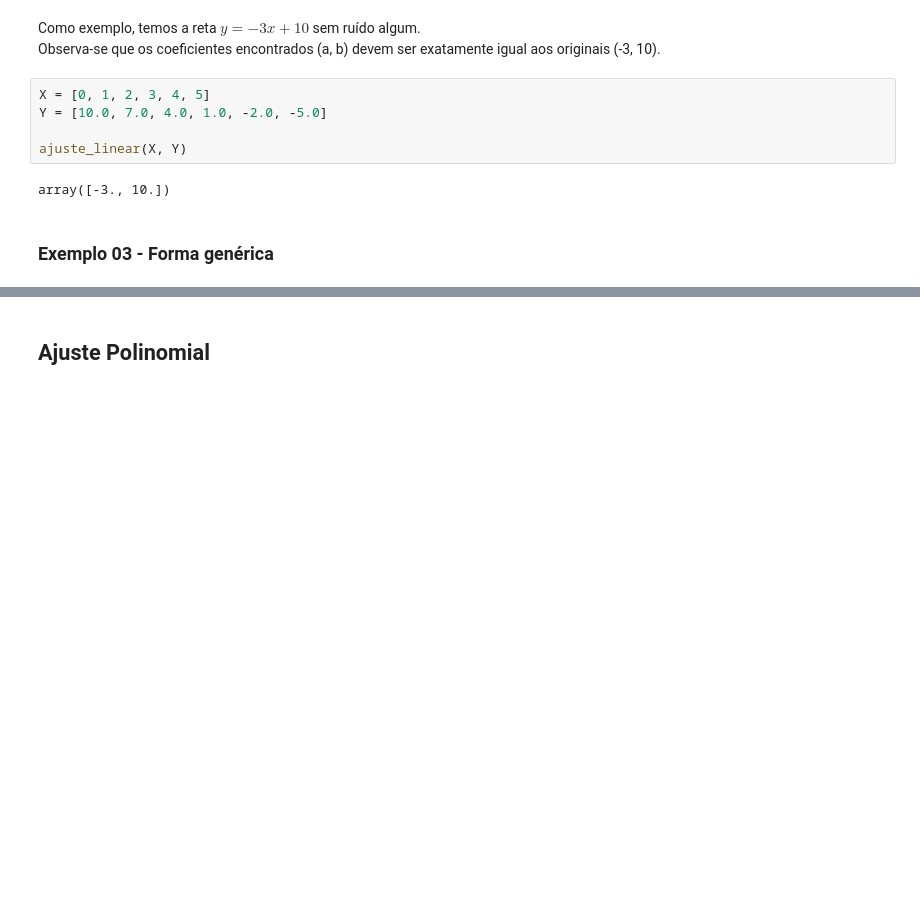
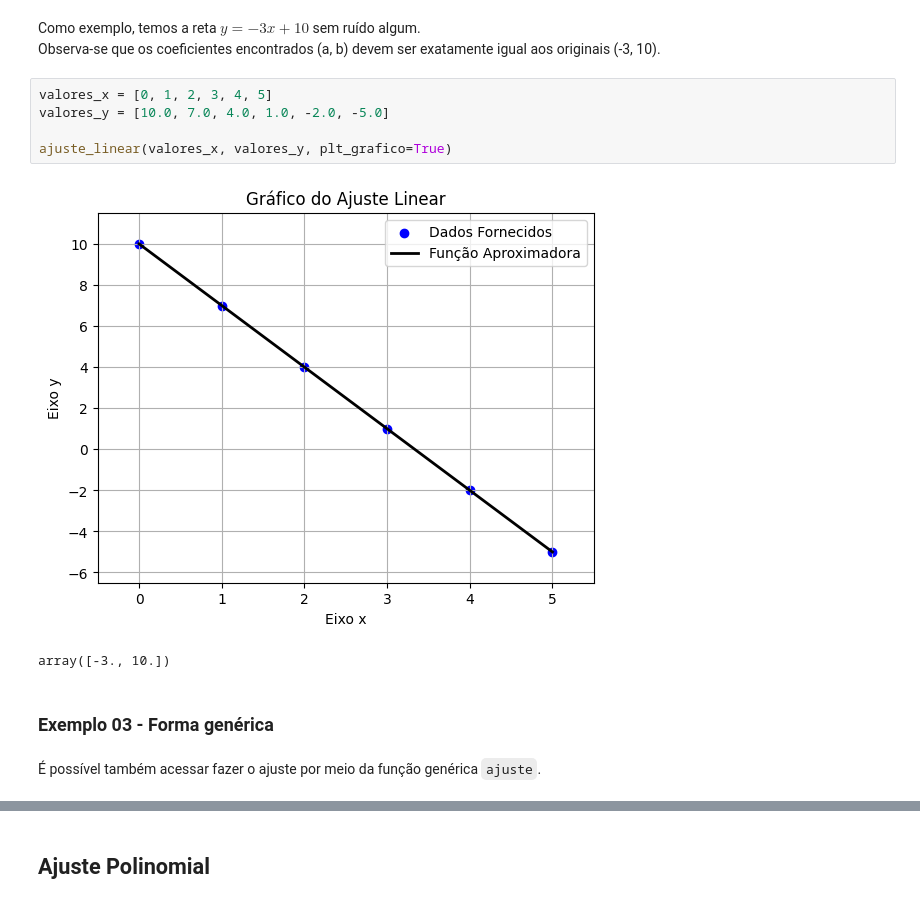
Before and after one commit to Mateus-Band/CB2325NumericaG07, a Jupyter notebook: notebooks_demos/aproximacao_demo.ipynb, the cells around one changed output, grey strips where cells are left out. Saved outputs shown, nothing was run; the diff lists cells and outputs as text; blank space fills up the shorter version.

```diff
--- a/notebooks_demos/aproximacao_demo.ipynb
+++ b/notebooks_demos/aproximacao_demo.ipynb
@@ -56,12 +57,15 @@ Como exemplo, temos a reta $y = -3x + 10$ sem ruído algum.
 <br>
 Observa-se que os coeficientes encontrados (a, b) devem ser exatamente igual aos originais (-3, 10).
 # %%
-X = [0, 1, 2, 3, 4, 5]
-Y = [10.0, 7.0, 4.0, 1.0, -2.0, -5.0]
+valores_x = [0, 1, 2, 3, 4, 5]
+valores_y = [10.0, 7.0, 4.0, 1.0, -2.0, -5.0]
 
-ajuste_linear(X, Y)
+ajuste_linear(valores_x, valores_y, plt_grafico=True)
 # %% [output]
+[figure, added]
 array([-3., 10.])
 # %% [markdown]
 ### Exemplo 03 - Forma genérica
+# %% [markdown]
+É possível também acessar fazer o ajuste por meio da função genérica `ajuste`.
 # %%
```
Also changed, not shown: parts of 12 cells of this notebook, 2 other files.
